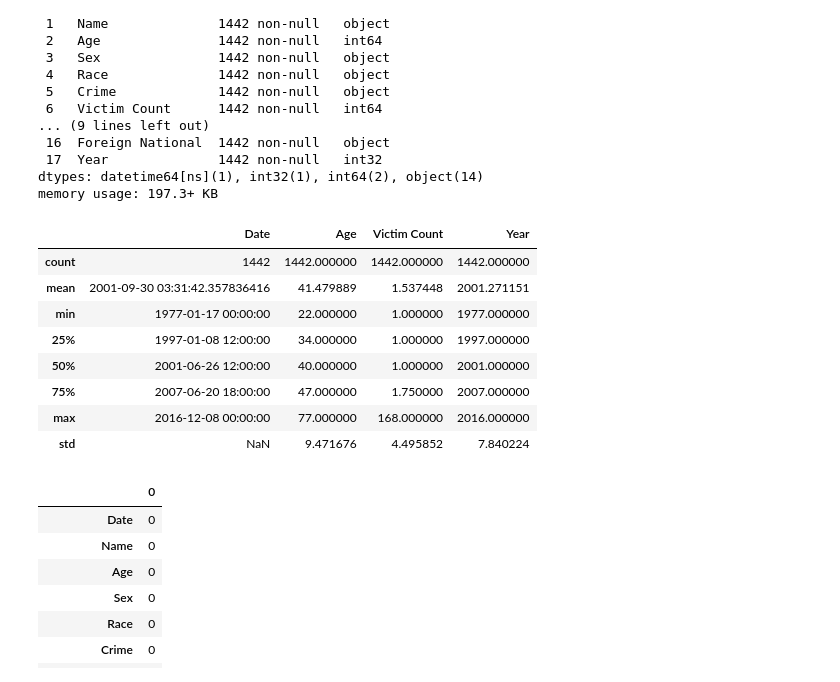
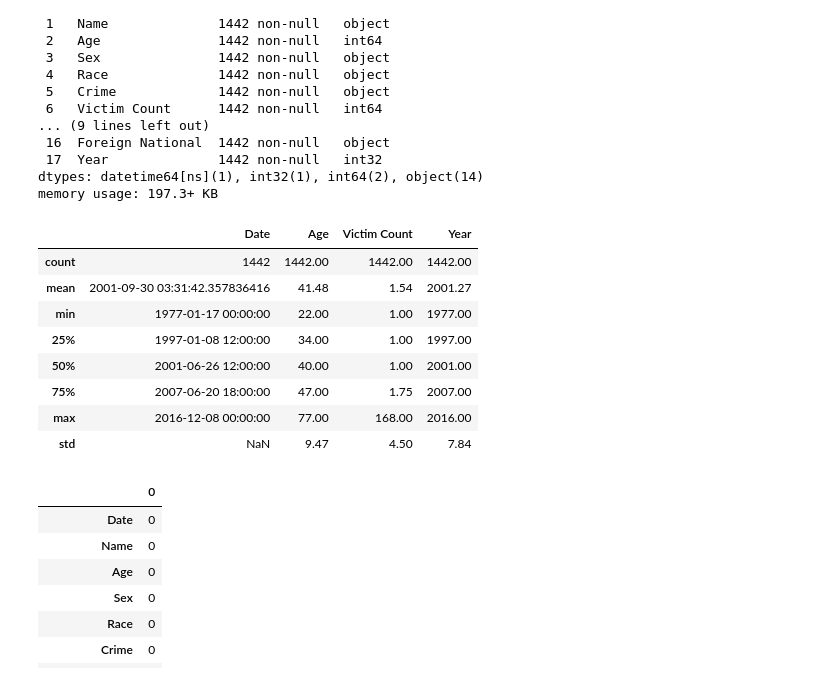
Before and after one commit to Baldorpau07/Ejercicios-PYTHON, a Jupyter notebook: Ejecuciones_USA.ipynb, the cells around one changed output. Drawn from its saved outputs; the diff is of its cells as text; code cells hidden in the pictures.

```diff
--- a/Ejecuciones_USA.ipynb
+++ b/Ejecuciones_USA.ipynb
@@ -80,17 +80,17 @@ Data columns (total 18 columns):
 dtypes: datetime64[ns](1), int32(1), int64(2), object(14)
 memory usage: 197.3+ KB
 # %%
-df.describe()
+df.describe().round(2)
 # %% [output]
 |  | Date | Age | Victim Count | Year |
-| count | 1442 | 1442.000000 | 1442.000000 | 1442.000000 |
-| mean | 2001-09-30 03:31:42.357836416 | 41.479889 | 1.537448 | 2001.271151 |
-| min | 1977-01-17 00:00:00 | 22.000000 | 1.000000 | 1977.000000 |
-| 25% | 1997-01-08 12:00:00 | 34.000000 | 1.000000 | 1997.000000 |
-| 50% | 2001-06-26 12:00:00 | 40.000000 | 1.000000 | 2001.000000 |
-| 75% | 2007-06-20 18:00:00 | 47.000000 | 1.750000 | 2007.000000 |
-| max | 2016-12-08 00:00:00 | 77.000000 | 168.000000 | 2016.000000 |
-| std | NaN | 9.471676 | 4.495852 | 7.840224 |
+| count | 1442 | 1442.00 | 1442.00 | 1442.00 |
+| mean | 2001-09-30 03:31:42.357836416 | 41.48 | 1.54 | 2001.27 |
+| min | 1977-01-17 00:00:00 | 22.00 | 1.00 | 1977.00 |
+| 25% | 1997-01-08 12:00:00 | 34.00 | 1.00 | 1997.00 |
+| 50% | 2001-06-26 12:00:00 | 40.00 | 1.00 | 2001.00 |
+| 75% | 2007-06-20 18:00:00 | 47.00 | 1.75 | 2007.00 |
+| max | 2016-12-08 00:00:00 | 77.00 | 168.00 | 2016.00 |
+| std | NaN | 9.47 | 4.50 | 7.84 |
 # %%
 df.isna().sum()
 # %% [output]
```
Also changed, not shown: parts of 1 cell of this notebook.
